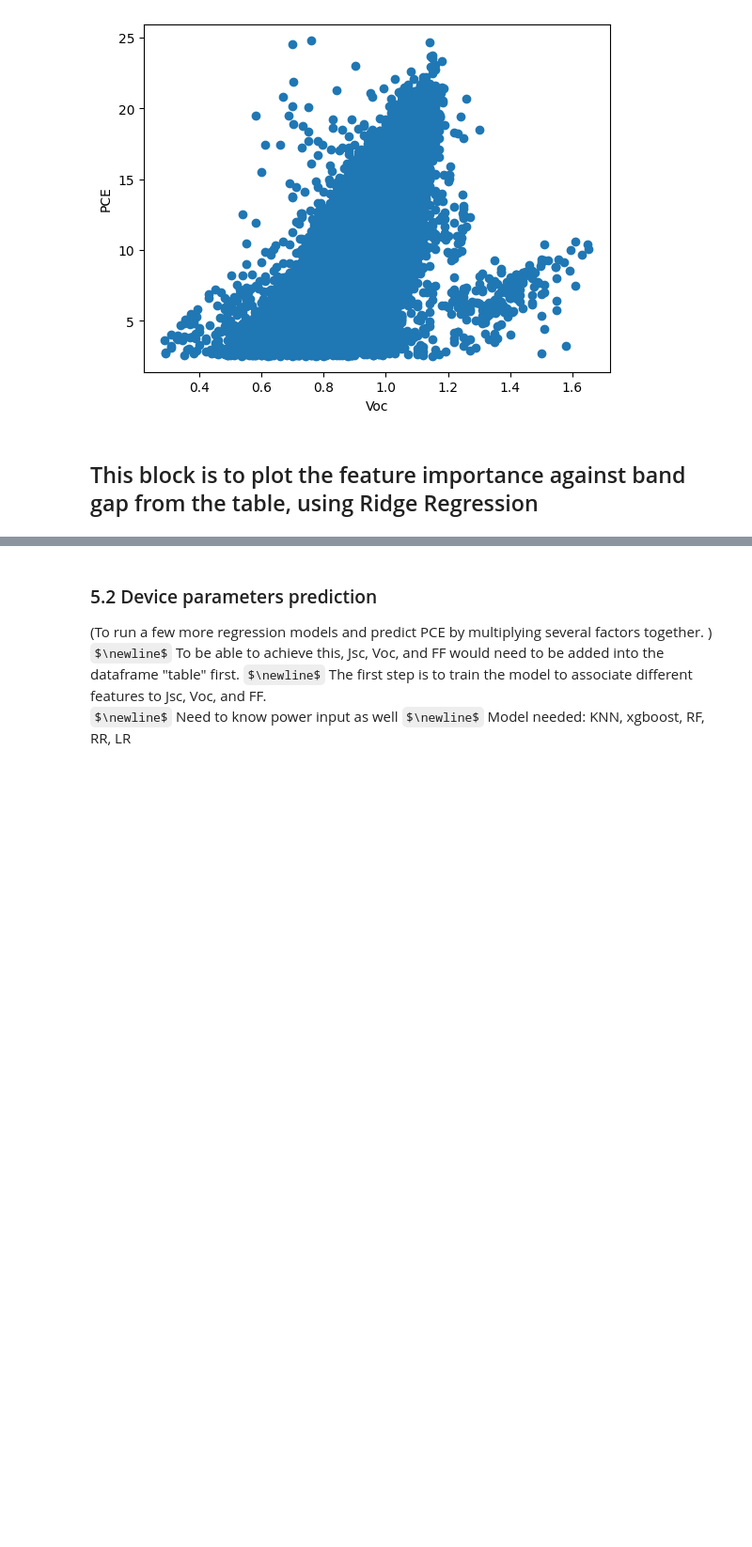
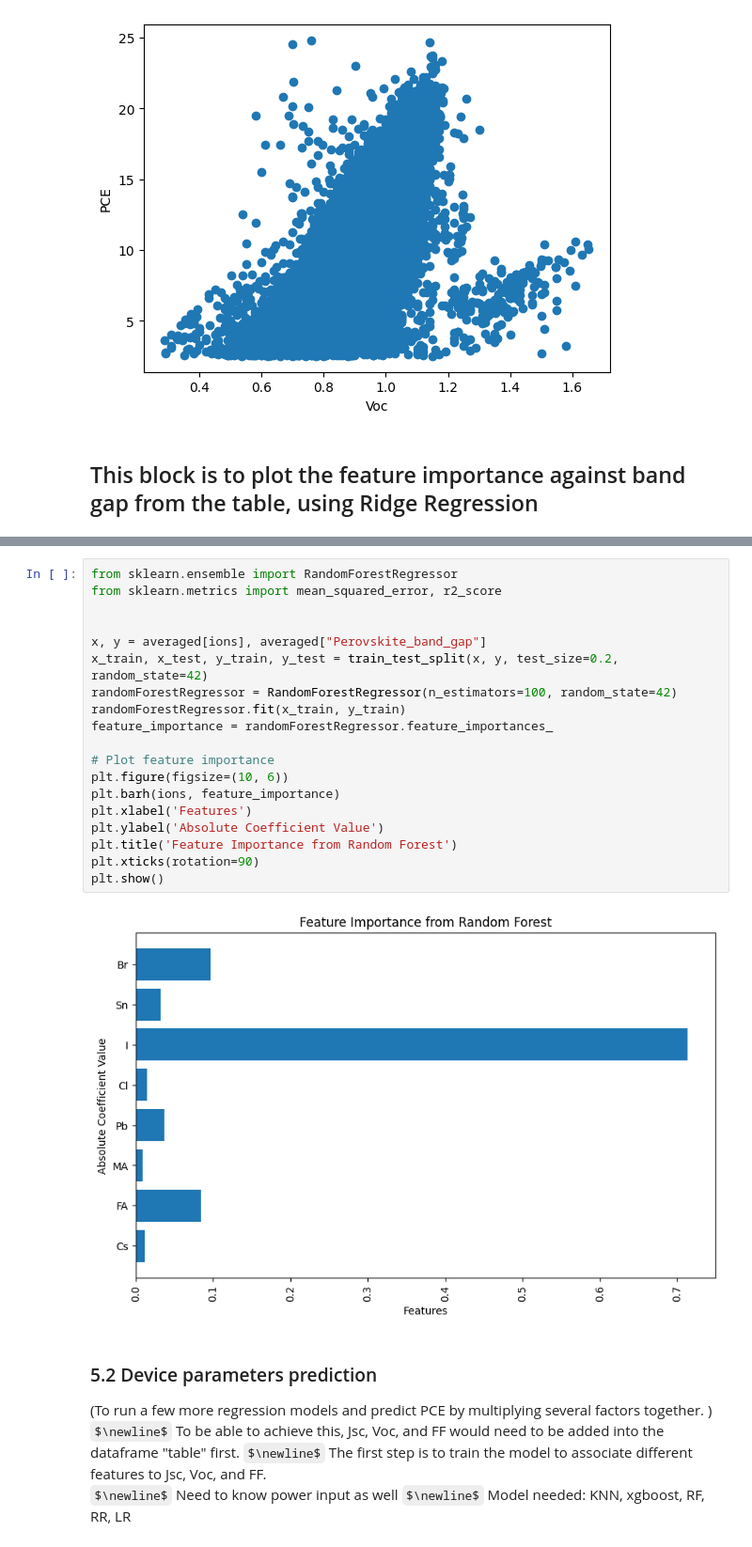
Before and after one commit to drcgreenland/PerovskiteML_project, a Jupyter notebook: replicating.ipynb, the cells around one changed output, grey strips where cells are left out. Shown: that part at 94% size. Saved outputs shown, nothing was run; the diff lists cells and outputs as text; some formulas as TeX source; blank space fills up the shorter version.

```diff
--- a/replicating.ipynb
+++ b/replicating.ipynb
@@ -505,3 +486,24 @@ plt.show()
+# %%
+from sklearn.ensemble import RandomForestRegressor
+from sklearn.metrics import mean_squared_error, r2_score
+
+
+x, y = averaged[ions], averaged["Perovskite_band_gap"]
+x_train, x_test, y_train, y_test = train_test_split(x, y, test_size=0.2, random_state=42)
+randomForestRegressor = RandomForestRegressor(n_estimators=100, random_state=42)
+randomForestRegressor.fit(x_train, y_train)
+feature_importance = randomForestRegressor.feature_importances_
+
+# Plot feature importance
+plt.figure(figsize=(10, 6))
+plt.barh(ions, feature_importance)
+plt.xlabel('Features')
+plt.ylabel('Absolute Coefficient Value')
+plt.title('Feature Importance from Random Forest')
+plt.xticks(rotation=90)
+plt.show()
+# %% [output]
+[figure, added]
 # %% [markdown]
 ### 5.2 Device parameters prediction
 (To run a few more regression models and predict PCE by multiplying several factors together. )
```
Also changed, not shown: parts of 16 cells of this notebook.
